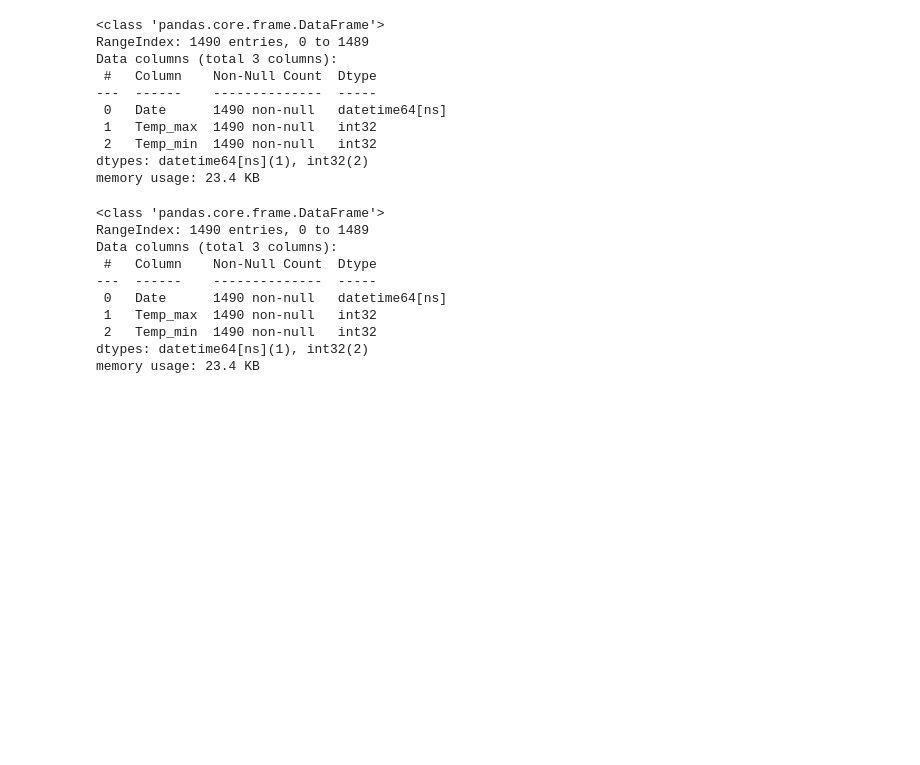
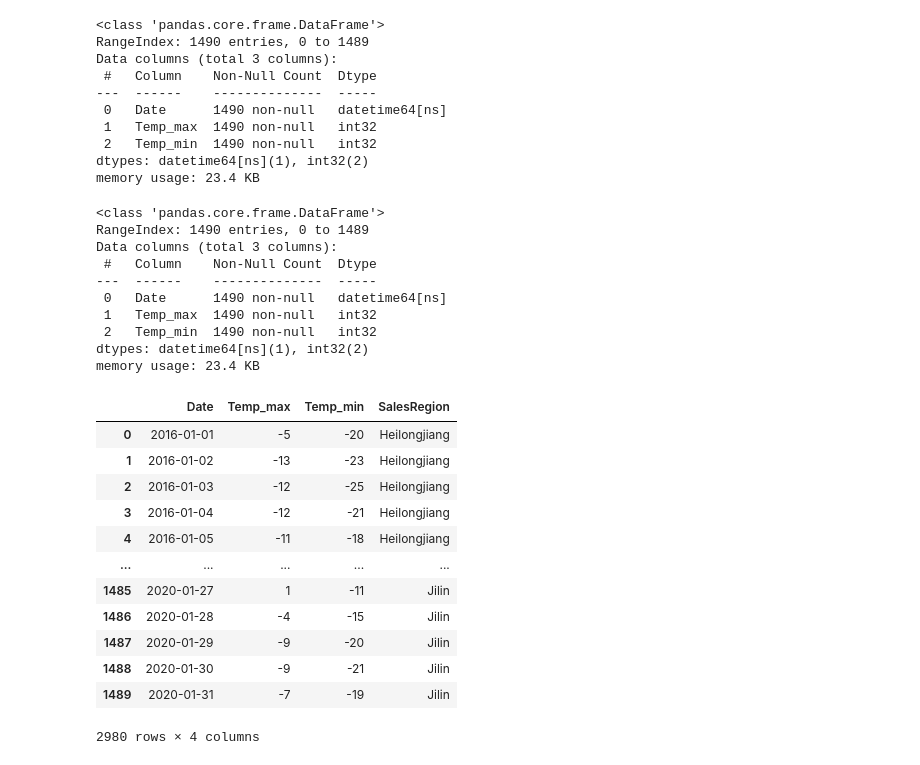
Before and after one commit to sunmingbai/BUD_competition, a Jupyter notebook: Ming/Model1.ipynb, the cells around one changed output. Saved outputs shown, nothing was run; the diff lists cells and outputs as text; code cells hidden in the pictures; blank space fills up the shorter version.

```diff
--- a/Ming/Model1.ipynb
+++ b/Ming/Model1.ipynb
@@ -126,0 +131,17 @@ memory usage: 23.4 KB
+# %%
+Twotemps=Htem.append(Jtem)
+Twotemps
+# %% [output]
+|  | Date | Temp_max | Temp_min | SalesRegion |
+| 0 | 2016-01-01 | -5 | -20 | Heilongjiang |
+| 1 | 2016-01-02 | -13 | -23 | Heilongjiang |
+| 2 | 2016-01-03 | -12 | -25 | Heilongjiang |
+| 3 | 2016-01-04 | -12 | -21 | Heilongjiang |
+| 4 | 2016-01-05 | -11 | -18 | Heilongjiang |
+| ... | ... | ... | ... | ... |
+| 1485 | 2020-01-27 | 1 | -11 | Jilin |
+| 1486 | 2020-01-28 | -4 | -15 | Jilin |
+| 1487 | 2020-01-29 | -9 | -20 | Jilin |
+| 1488 | 2020-01-30 | -9 | -21 | Jilin |
+| 1489 | 2020-01-31 | -7 | -19 | Jilin |
+2980 rows × 4 columns
```
Also changed, not shown: parts of 7 cells of this notebook, 1 other file.
